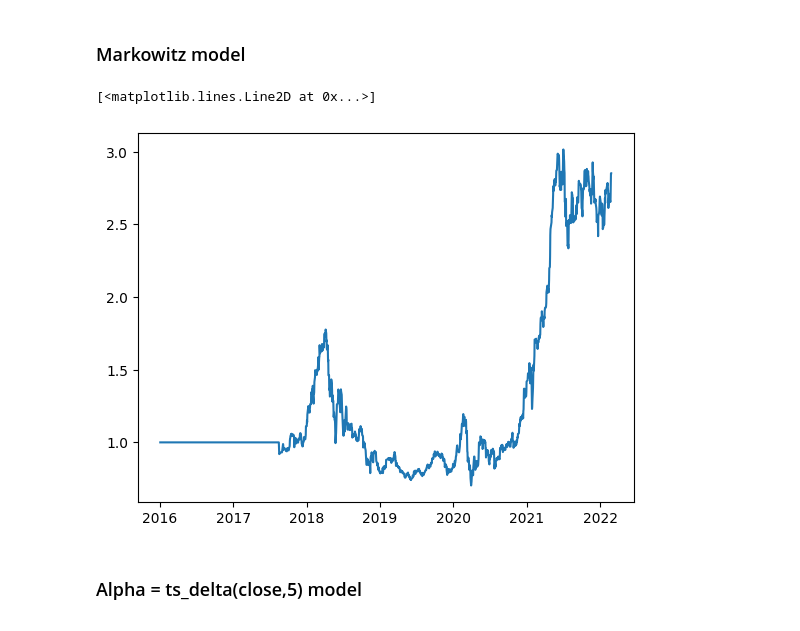
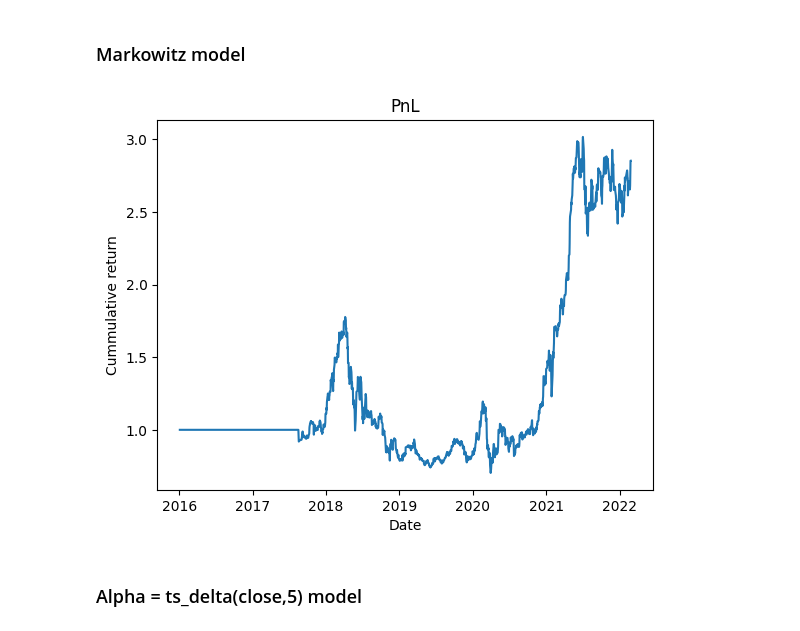
Before and after one commit to khanhtrinh2003/VN30-Strategy, a Jupyter notebook: main.ipynb, the cells around one changed output. Saved outputs shown, nothing was run; the diff lists cells and outputs as text; code cells hidden in the pictures.

```diff
--- a/main.ipynb
+++ b/main.ipynb
@@ -25,10 +25,9 @@ close= pd.concat(frame).pivot_table(values="Close", columns="ticker", index="Tra
 w = marko_weights(close)
 # %%
 a = Simresult(w,returns=close.pct_change())
-plt.plot(a.get_pnl())
+a.plot_pnl()
 # %% [output]
-[<matplotlib.lines.Line2D at 0x...>]
-[figure, old version]
+[figure, new version]
 # %% [markdown]
 ### Alpha = ts_delta(close,5) model
 # %%
```
Also changed, not shown: parts of 2 cells of this notebook.
